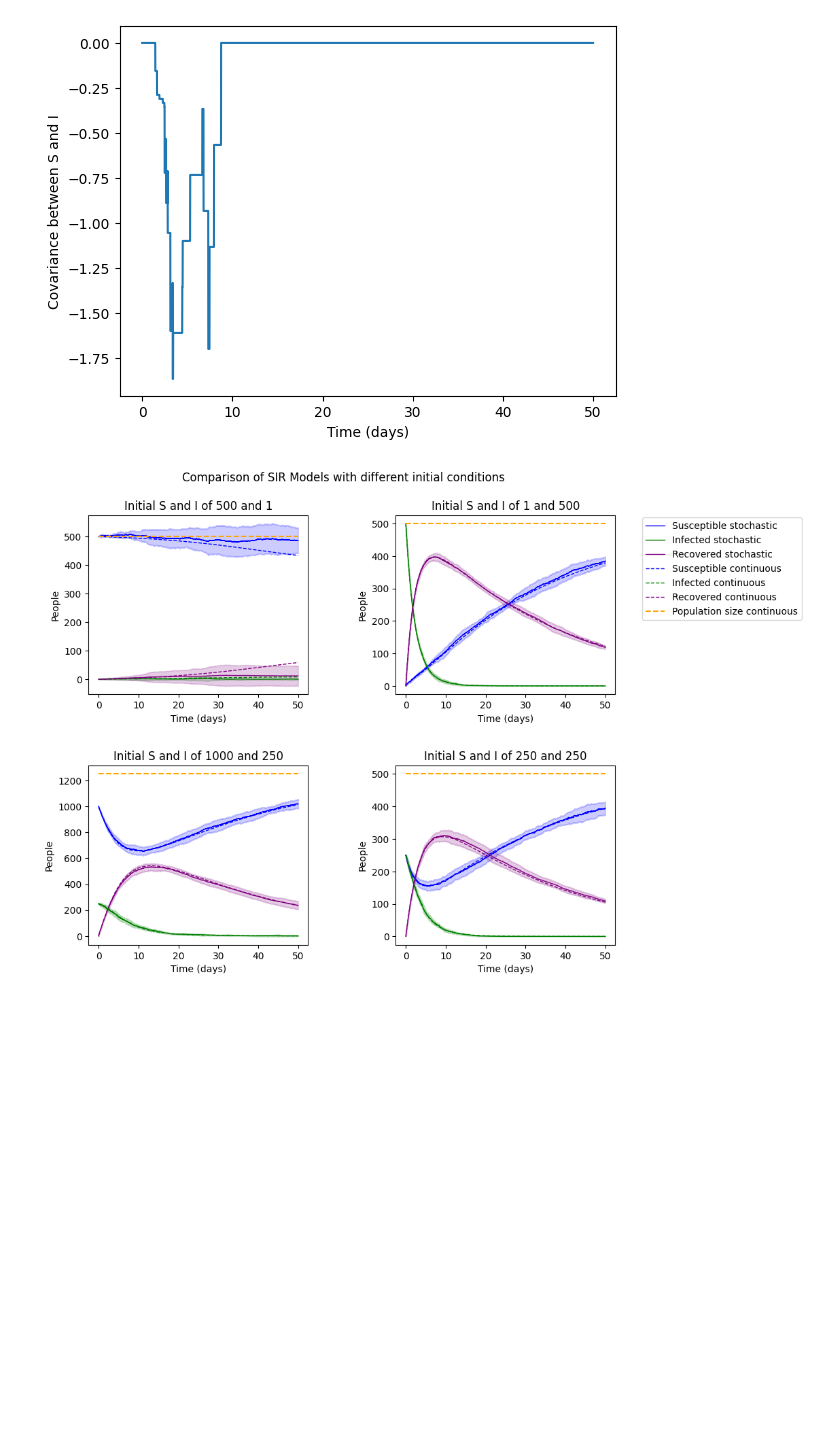
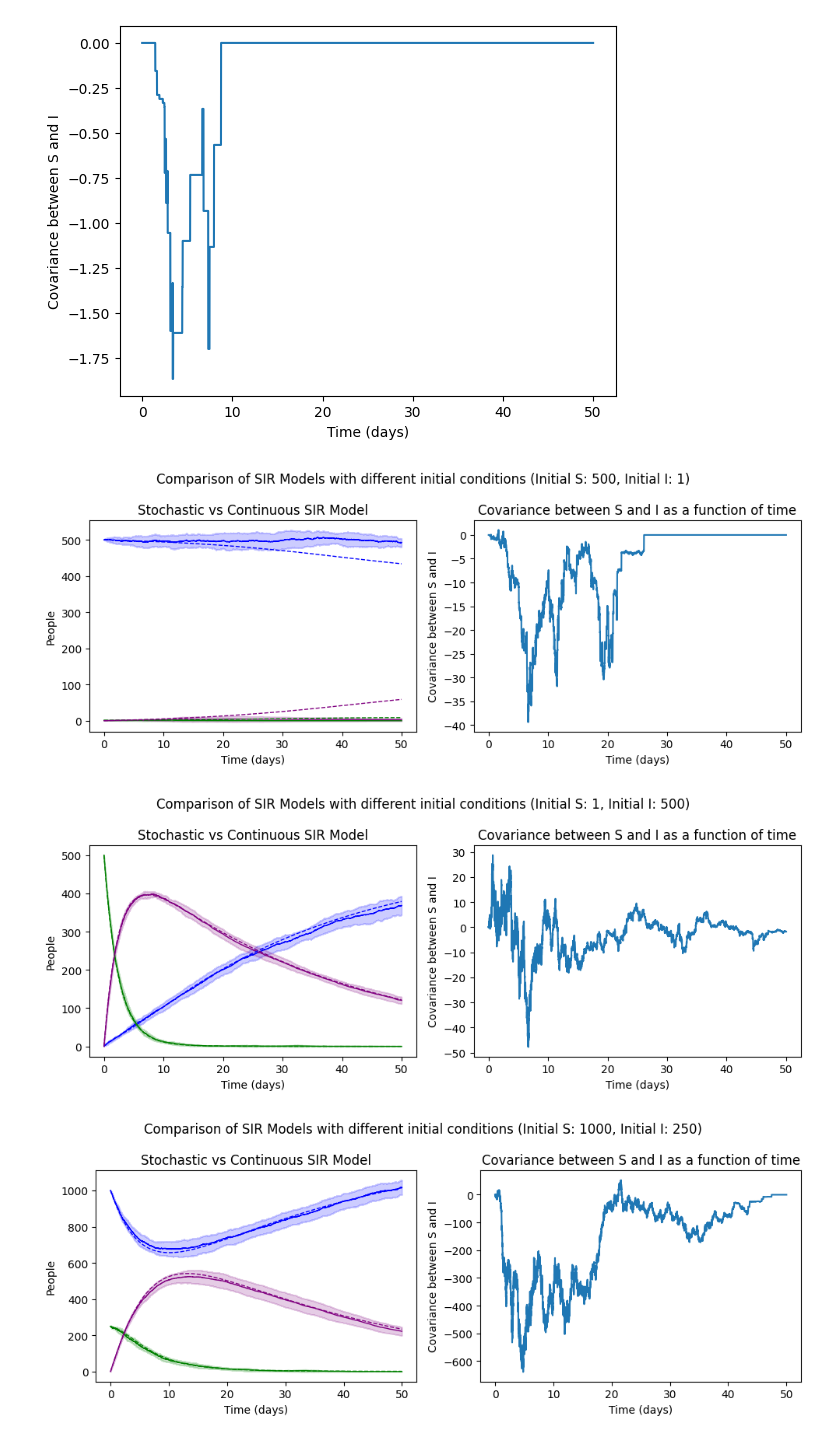
Before and after one commit to JTimmr/CS_Assignment_2, a Jupyter notebook: main.ipynb, the cells around one changed output. Saved outputs shown, nothing was run; the diff lists cells and outputs as text; code cells hidden in the pictures; blank space fills up the shorter version.

```diff
--- a/main.ipynb
+++ b/main.ipynb
@@ -261,7 +261,7 @@ initial_SIR = [1000, 10, 0]
 beta = 1
 gamma = 0.5
 mu = 0.05
-tmax = 500
+tmax = 50
 
 # Run stochastic SIR simulation
 infection = StochasticSIR(initial_SIR, beta, gamma, tmax, mu=mu)
@@ -512,66 +512,53 @@ plt.show()
 #TODO: covariance, legend position
 
 # Define the initial values
-initial_SIR_values= [
+initial_SIR_values = [
     [500, 1, 0],
     [1, 500, 0],
     [1000, 250, 0],
     [250, 250, 0]
 ]
 beta = 0.5
 gamma = 0.4
 mu = 0.03
 tmax = 50
 N_runs = 10
 
-# Define the number of rows and columns for subplots
-num_rows = 2
-num_cols = 2
-
-# Create a figure with subplots
-fig, axes = plt.subplots(num_rows, num_cols, figsize=(10, 8))
-fig.suptitle("Comparison of SIR Models with different initial conditions")
-
-row = 0
-col = 0
-
-# Iterate through initial conditions and create subplots
+# Iterate through initial conditions and create separate figures
 for i in range(len(initial_SIR_values)):
     initial_SIR = initial_SIR_values[i]
     analysis = Analyze(N_runs, tmax, initial_SIR, beta, gamma, mu=mu)
     analysis.convert_regular_timesteps()
     average = analysis.get_average()
     std = analysis.get_std()
     covariance = analysis.get_covariance()
     t = analysis.t
 
     infection = StochasticSIR(initial_SIR, beta, gamma, tmax, mu=mu)
     infection.SIR = average
     infection.t = t
     continuous_infection = ContinuousSIR(initial_SIR, tmax, dt, beta, gamma, mu=mu)
     continuous_infection.run()
 
-    ax = axes[row, col]
+    fig, axes = plt.subplots(1, 2, figsize=(10, 4))
+    fig.suptitle(f"Comparison of SIR Models with different initial conditions (Initial S: {initial_SIR[0]}, Initial I: {initial_SIR[1]})")
 
-    # Plot your data and set titles and labels for the current subplot
-    ax.set_title(f"Initial S and I of {initial_SIR[0]} and {initial_SIR[1]}")
-    ax.set_xlabel('Time (days)')
-    ax.set_ylabel('People')
-    infection.plot(ax, std=std, N=False, label=True)
-    continuous_infection.plot(ax)
+    # Plot your data on the left subplot
+    axes[0].set_title(f"Stochastic vs Continuous SIR Model")
+    axes[0].set_xlabel('Time (days)')
+    axes[0].set_ylabel('People')
+    infection.plot(axes[0], std=std, N=False, label=True)
+    continuous_infection.plot(axes[0],  N=False)
 
-    # Update row and col for the next subplot
-    col += 1
-    if col == num_cols:
-        col = 0
-        row += 1
 
-# Adjust the layout of the subplots to avoid overlapping titles and labels
-plt.subplots_adjust(top=0.9, hspace=0.4, wspace=0.4)
+    axes[1].plot(t, covariance)
+    axes[1].set_title(f"Covariance between S and I as a function of time")
+    axes[1].set_xlabel('Time (days)')
+    axes[1].set_ylabel('Covariance between S and I')
 
-plt.legend(loc='center left', bbox_to_anchor=(1.1, 2.1))
-
-# Show the plots
-plt.show()
+    fig.tight_layout()
+    plt.show()
 # %% [output]
-[figure, old version]
+[figure, new version]
+[figure, added]
+[figure, added]
```
Also changed, not shown: parts of 26 cells of this notebook.
